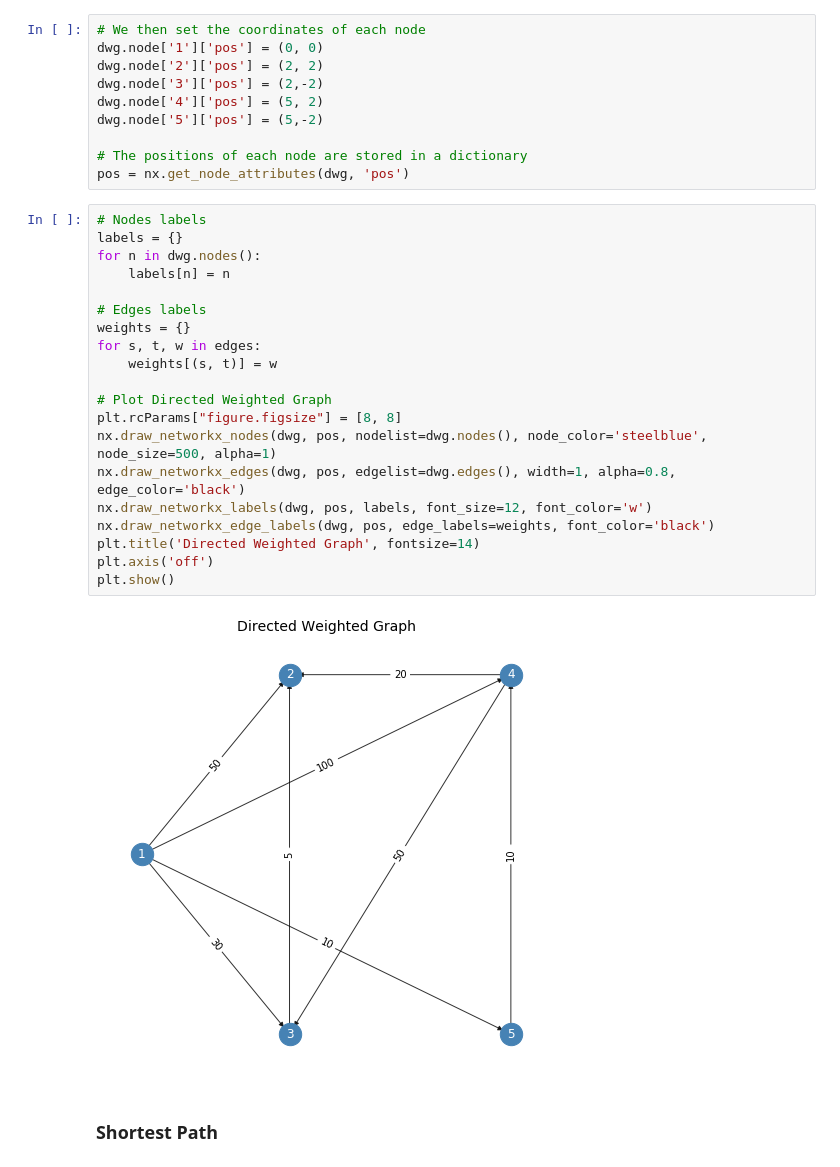
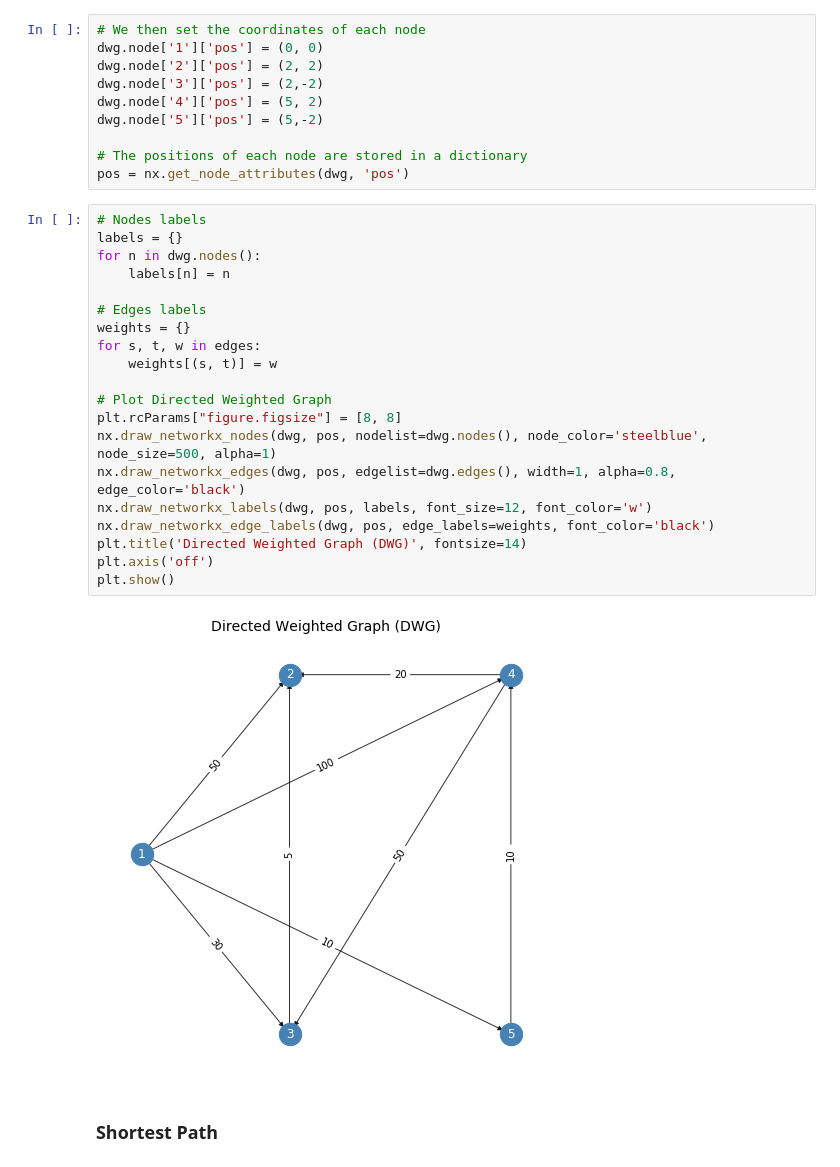
Before and after one commit to ansegura7/Algorithms, a Jupyter notebook: graphs/Graphs.ipynb, the cells around one changed output. Saved outputs shown, nothing was run; the diff lists cells and outputs as text.

```diff
--- a/graphs/Graphs.ipynb
+++ b/graphs/Graphs.ipynb
@@ -83,25 +85,25 @@ pos = nx.get_node_attributes(dwg, 'pos')
 # %%
 # Nodes labels
 labels = {}
 for n in dwg.nodes():
     labels[n] = n
 
 # Edges labels
 weights = {}
 for s, t, w in edges:
     weights[(s, t)] = w
 
 # Plot Directed Weighted Graph
 plt.rcParams["figure.figsize"] = [8, 8]
 nx.draw_networkx_nodes(dwg, pos, nodelist=dwg.nodes(), node_color='steelblue', node_size=500, alpha=1)
 nx.draw_networkx_edges(dwg, pos, edgelist=dwg.edges(), width=1, alpha=0.8, edge_color='black')
 nx.draw_networkx_labels(dwg, pos, labels, font_size=12, font_color='w')
 nx.draw_networkx_edge_labels(dwg, pos, edge_labels=weights, font_color='black')
-plt.title('Directed Weighted Graph', fontsize=14)
+plt.title('Directed Weighted Graph (DWG)', fontsize=14)
 plt.axis('off')
 plt.show()
 # %% [output]
-[figure, old version]
+[figure, new version]
 # %% [markdown]
  ### Shortest Path
 # %%
```
Also changed, not shown: parts of 8 cells of this notebook, 1 other file.
